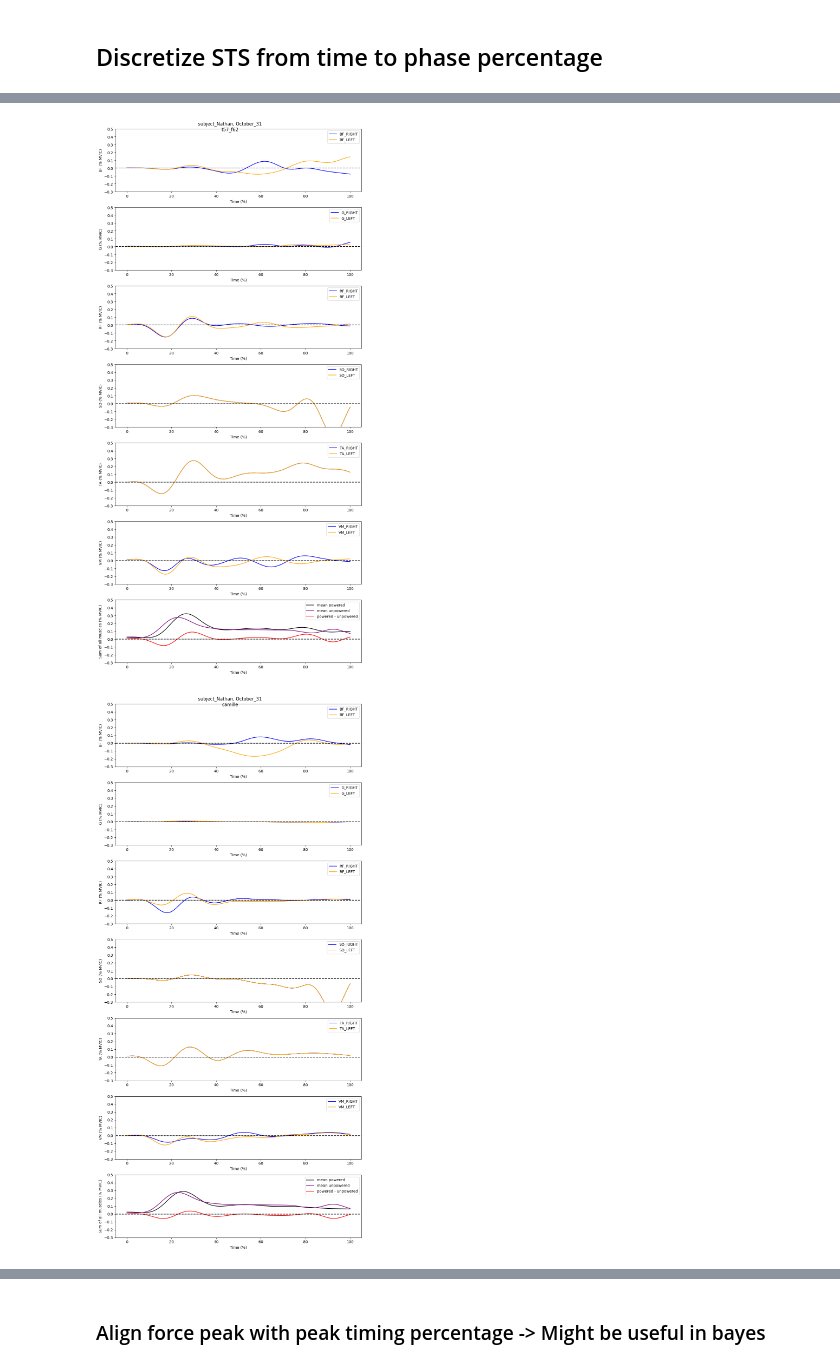
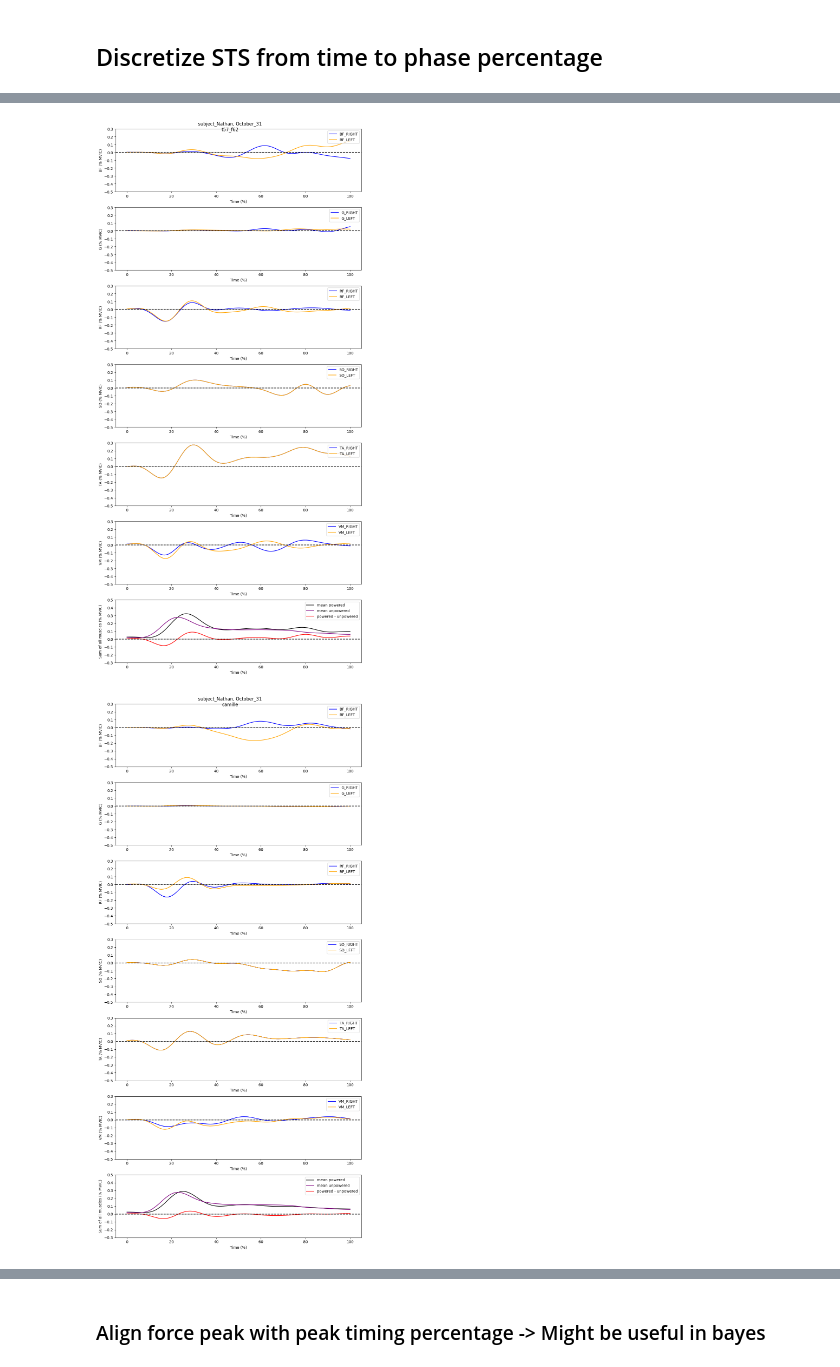
Before and after one commit to Harvard-Slade-Lab/assistive-arm, a Jupyter notebook: notebooks/analyze_emg_N2.ipynb, the cells around one changed output, grey strips where cells are left out. Cells and saved outputs as stored; diff of their text form; code cells hidden in the pictures.

Commit message:
[refactor] added plotting for muscles per profile, adapted bayes scripts

```diff
--- a/notebooks/analyze_emg_N2.ipynb
+++ b/notebooks/analyze_emg_N2.ipynb
@@ -1223,56 +1233,64 @@ for subject in subject_data.keys():
 # Go through all profiles, for each profile, find the longest and interpolate the other profiles to match the longest, then calculate the average over all profiles
 for subject in subject_data.keys():
     for session in subject_data[subject].keys():
-        trimmed_time_dfs = subject_data[subject][session]["trimmed_time_dfs"]
+        averaged_trimmed_time_dfs = deepcopy(subject_data[subject][session]["trimmed_time_dfs"])
 
         longest_profile = pd.DataFrame()
         longest_profile_current = pd.DataFrame()
 
         # Find the longest profile
-        for profile in trimmed_time_dfs["ASSISTED"].keys():
-            emg, motor, imu, log = trimmed_time_dfs["ASSISTED"][profile].values()
+        for profile in averaged_trimmed_time_dfs["ASSISTED"].keys():
+            emg, motor, imu, log = averaged_trimmed_time_dfs["ASSISTED"][profile].values()
             longest_profile_current = max(emg, key=lambda x: x.shape[0])
 
             if longest_profile_current.shape[0] > longest_profile.shape[0]:
                 longest_profile = longest_profile_current
 
-        for unpowered_moment in trimmed_time_dfs['UNPOWERED'].keys():
-            emg, motor, imu, log = trimmed_time_dfs['UNPOWERED'][unpowered_moment].values()
+        for unpowered_moment in averaged_trimmed_time_dfs['UNPOWERED'].keys():
+            emg, motor, imu, log = averaged_trimmed_time_dfs['UNPOWERED'][unpowered_moment].values()
             longest_profile_current = max(emg, key=lambda x: x.shape[0])
 
             if longest_profile_current.shape[0] > longest_profile.shape[0]:
                 longest_profile = longest_profile_current
 
         # Interpolate the other profiles to match the longest profile
-        for profile in trimmed_time_dfs["ASSISTED"].keys():
-            emg, motor, imu, log = trimmed_time_dfs["ASSISTED"][profile].values()
+        for profile in averaged_trimmed_time_dfs["ASSISTED"].keys():
+            emg, motor, imu, log = averaged_trimmed_time_dfs["ASSISTED"][profile].values()
             for i in range(len(emg)):
                 if emg[i].shape[0] != longest_profile.shape[0]:
                     emg[i] = emg[i].reindex(longest_profile.index, method='nearest')
 
+            # Interpolated data is saved back to the dictionary
+            subject_data[subject][session]["trimmed_time_dfs"]["ASSISTED"][profile]["EMG"] = emg
+
             # Calculate the average over all profiles
             emg_avg = sum(emg)/len(emg)
 
-            trimmed_time_dfs["ASSISTED"][profile]["EMG"] = emg_avg
+            averaged_trimmed_time_dfs["ASSISTED"][profile]["EMG"] = emg_avg
 
 
         # Average over all unpowered profiles ('BEFORE' and 'AFTER')
-        for unpowered_moment in trimmed_time_dfs['UNPOWERED'].keys():
-            emg, motor, imu, log = trimmed_time_dfs['UNPOWERED'][unpowered_moment].values()
+        for unpowered_moment in averaged_trimmed_time_dfs['UNPOWERED'].keys():
+            emg, motor, imu, log = averaged_trimmed_time_dfs['UNPOWERED'][unpowered_moment].values()
 
             # Interpolate the other profiles to match the longest profile
             for i in range(len(emg)):
                 if emg[i].shape[0] != longest_profile.shape[0]:
                     emg[i] = emg[i].reindex(longest_profile.index, method='nearest')
 
+            # Interpolated data is saved back to the dictionary
+            subject_data[subject][session]["trimmed_time_dfs"]['UNPOWERED'][unpowered_moment]["EMG"] = emg
+
             # Calculate the average over all profiles
             emg_avg = sum(emg)/len(emg)
 
-            trimmed_time_dfs['UNPOWERED'][unpowered_moment]["EMG"] = emg_avg
+            averaged_trimmed_time_dfs['UNPOWERED'][unpowered_moment]["EMG"] = emg_avg
 
-        emg_avg_unpowered_before = trimmed_time_dfs['UNPOWERED']['BEFORE']["EMG"]
-        emg_avg_unpowered_after = trimmed_time_dfs['UNPOWERED']['AFTER']["EMG"]
+        emg_avg_unpowered_before = averaged_trimmed_time_dfs['UNPOWERED']['BEFORE']["EMG"]
+        emg_avg_unpowered_after = averaged_trimmed_time_dfs['UNPOWERED']['AFTER']["EMG"]
 
         emg_avg_unpowered = (emg_avg_unpowered_before + emg_avg_unpowered_after) / 2
 
-        trimmed_time_dfs['UNPOWERED']["EMG"] = emg_avg_unpowered
+        averaged_trimmed_time_dfs['UNPOWERED']["EMG"] = emg_avg_unpowered
+
+        subject_data[subject][session]["averaged_trimmed_time_dfs"] = averaged_trimmed_time_dfs
@@ -1279,8 +1355,8 @@ for subject in subject_data.keys():
 # %%
-# For every assisted profile, plot the difference between the unpowered and the assisted profile
+# For every assisted profile, plot the difference between the mean unpowered and the mean assisted profile
 for subject in subject_data.keys():
     for session in subject_data[subject].keys():
-        trimmed_time_dfs = subject_data[subject][session]["trimmed_time_dfs"]
+        trimmed_time_dfs = subject_data[subject][session]["averaged_trimmed_time_dfs"]
         plot_dir = subject_dirs[subject][session]["plot_dir"] / "unpowered_vs_assisted"
         plot_dir.mkdir(exist_ok=True)
 
@@ -1323,32 +1399,32 @@ for subject in subject_data.keys():
                 lines1, labels1 = axs[i].get_legend_handles_labels()
                 # lines2, labels2 = ax2.get_legend_handles_labels()
                 # axs[i].legend(lines1 + lines2, labels1 + labels2, loc='upper right')
                 axs[i].legend(lines1, labels1, loc='upper right')
 
             # Plot sum of all muscles
             sum_muscle = emg_assisted.drop(columns = ["TIME", "IMU"])
             sum_muscle = sum_muscle.sum(axis=1)
             sum_muscle /= (len(muscles) *2)
 
             emg_unpowered = emg_unpowered.drop(columns = ["TIME", "IMU"])
             unpowered_sum = emg_unpowered.sum(axis=1)
             unpowered_sum /= (len(muscles) *2)
 
             sum_diff = sum_muscle - unpowered_sum
 
             axs[len(muscles)].plot(emg_diff.index, sum_muscle, label="mean powered", color='black')
             axs[len(muscles)].plot(emg_diff.index, unpowered_sum, label="mean unpowered", color='purple')
             axs[len(muscles)].plot(emg_diff.index, sum_diff, label="powered - unpowered", color='red')
             axs[len(muscles)].set_ylabel("Sum of all muscles (% MVIC)")
             axs[len(muscles)].set_xlabel("Time (%)")
             axs[len(muscles)].set_ylim(-0.3, 0.5)
             axs[len(muscles)].axhline(0, color='black', linestyle='--')
             axs[len(muscles)].legend(loc='upper right')
 
             plt.tight_layout()
             # plt.savefig(filename, dpi=500, format='svg')
             plt.savefig(filename.with_suffix('.png'), dpi=500, format='png')
             plt.show()
 # %% [output]
-[figure, old version]
+[figure, new version]
-[figure, old version]
+[figure, new version]
```
Also changed, not shown: parts of 13 cells of this notebook, 4 other files.
